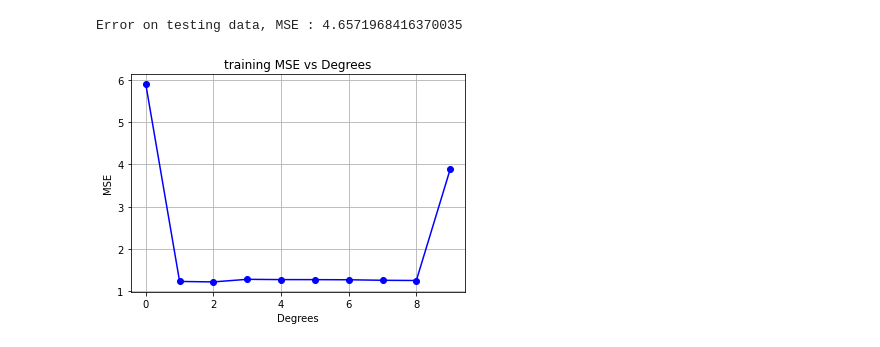
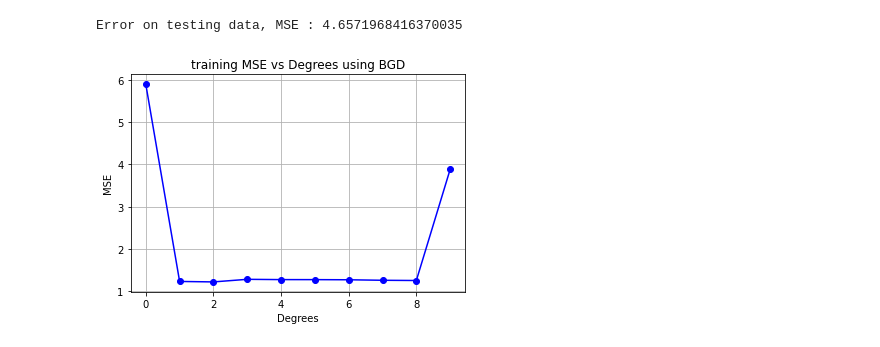
Before and after one commit to CyberKnight1803/FoDS_Assigments, a Jupyter notebook: Assignment-1/model.ipynb, the cells around one changed output. Drawn from its saved outputs; the diff is of its cells as text; code cells hidden in the pictures.

```diff
--- a/Assignment-1/model.ipynb
+++ b/Assignment-1/model.ipynb
@@ -554,6 +554,6 @@ SGD_MSE_test.append(test_mse)
 # %% [output]
 Error on testing data, MSE : 4.6571968416370035
 # %%
-MSE_degree_plot(BGD_MSE_train, 'training')
+MSE_degree_plot(BGD_MSE_train, 'training', 'BGD')
 # %% [output]
-[figure, old version]
+[figure, new version]
```
Also changed, not shown: parts of 15 cells of this notebook, 4 other files.
